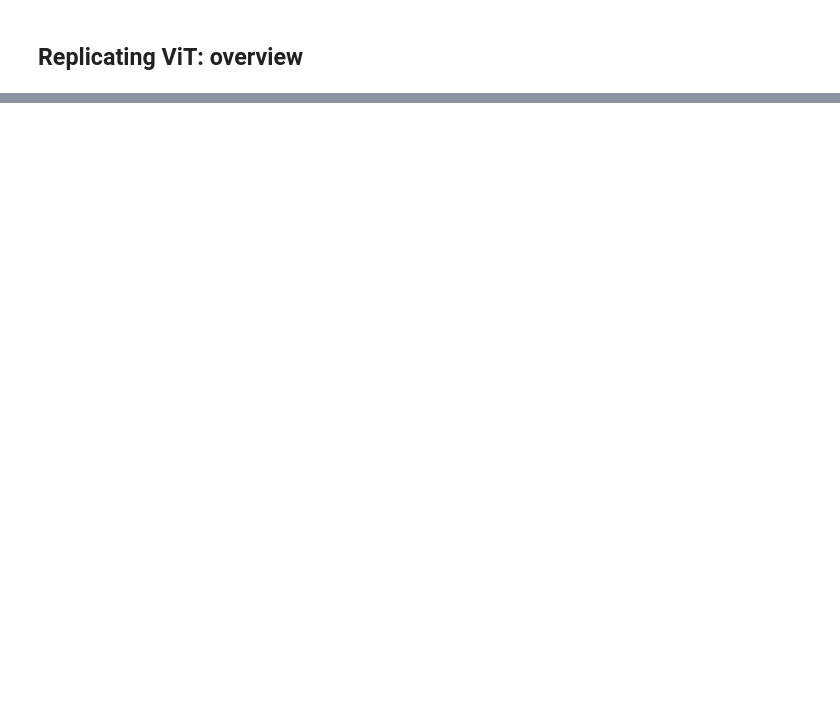
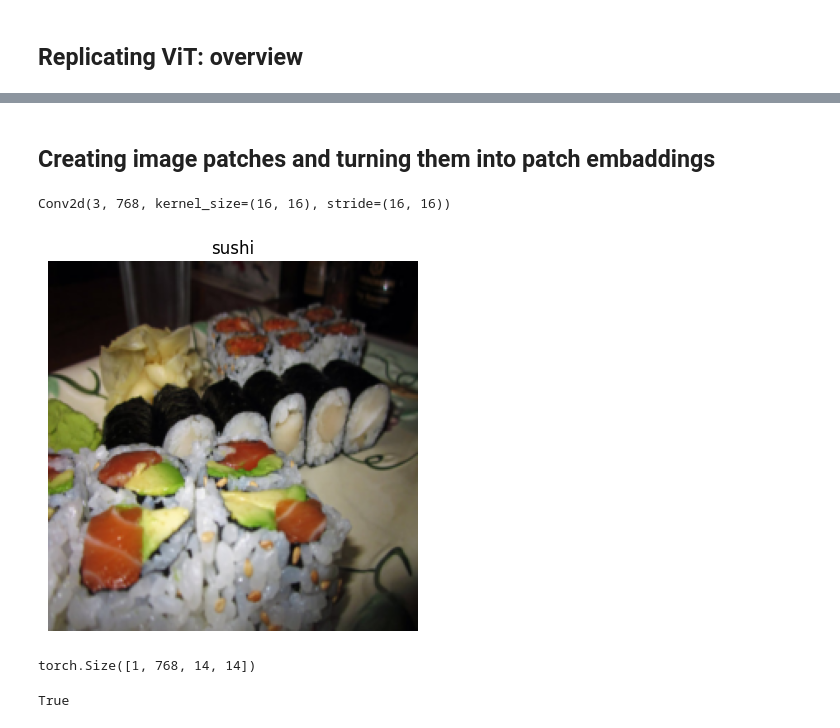
Before and after one commit to PWRXNDR/research-paper-replication-PyTorch, a Jupyter notebook: Replicating_ML_paper.ipynb, the cells around one changed output, grey strips where cells are left out. Cells and saved outputs as stored; diff of their text form; code cells hidden in the pictures; blank space fills up the shorter version.

```diff
--- a/Replicating_ML_paper.ipynb
+++ b/Replicating_ML_paper.ipynb
@@ -85,0 +188,28 @@ plt.axis(False);
+# %% [markdown]
+## Creating image patches and turning them into patch embaddings
+# %%
+patch_size = 16
+
+conv2d = nn.Conv2d(in_channels=3,
+                   out_channels=768,
+                   kernel_size=patch_size,
+                   stride=patch_size,
+                   padding=0)
+conv2d
+# %% [output]
+Conv2d(3, 768, kernel_size=(16, 16), stride=(16, 16))
+# %%
+plt.imshow(image.permute(1,2,0))
+plt.title(class_names[label])
+plt.axis(False);
+# %% [output]
+[figure, added]
+# %%
+image_out_of_conv = conv2d(image.unsqueeze(0))
+print(image_out_of_conv.shape)
+# %% [output]
+torch.Size([1, 768, 14, 14])
+# %%
+image_out_of_conv.requires_grad
+# %% [output]
+True
```
Also changed, not shown: parts of 16 cells of this notebook.
